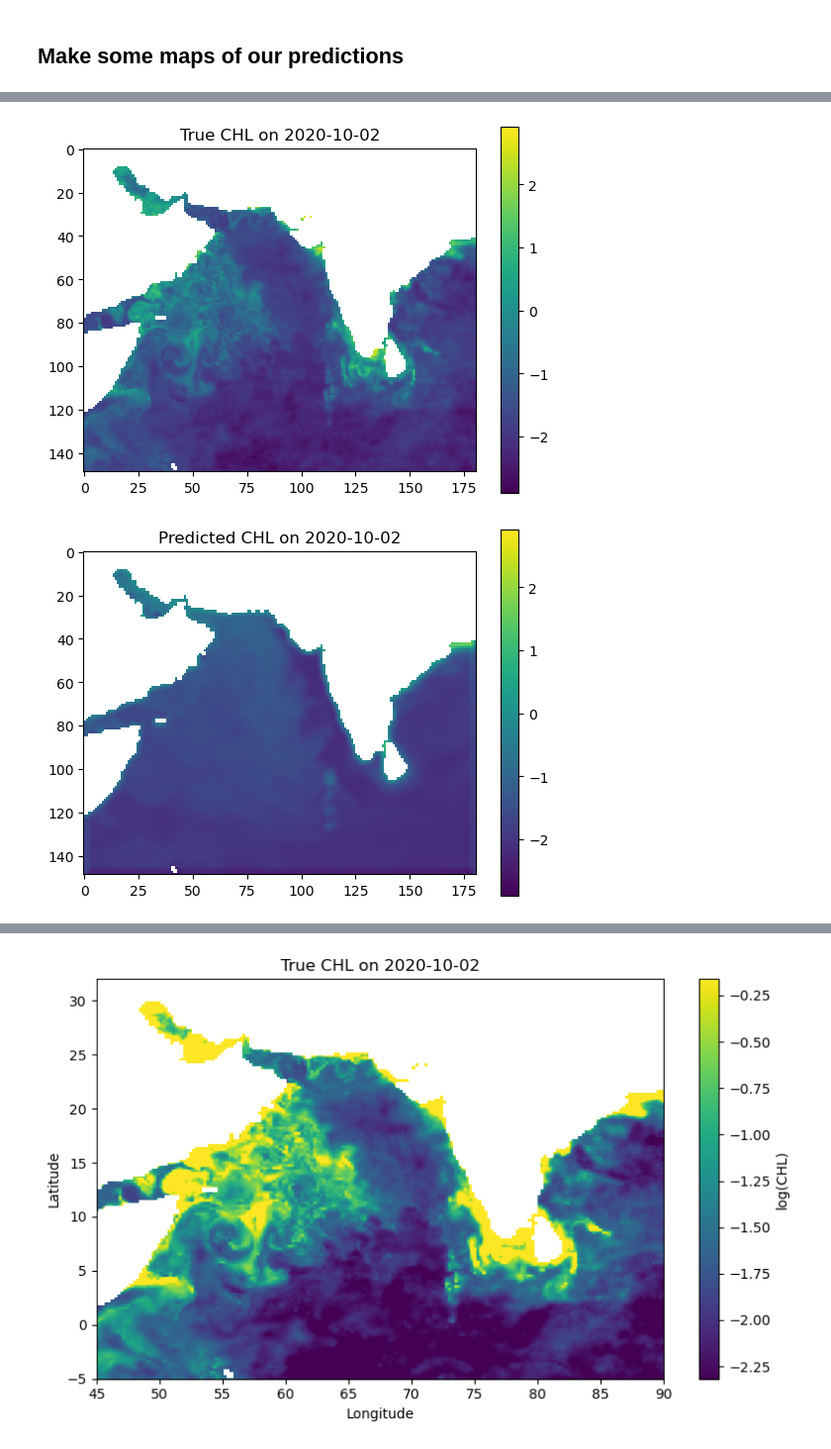
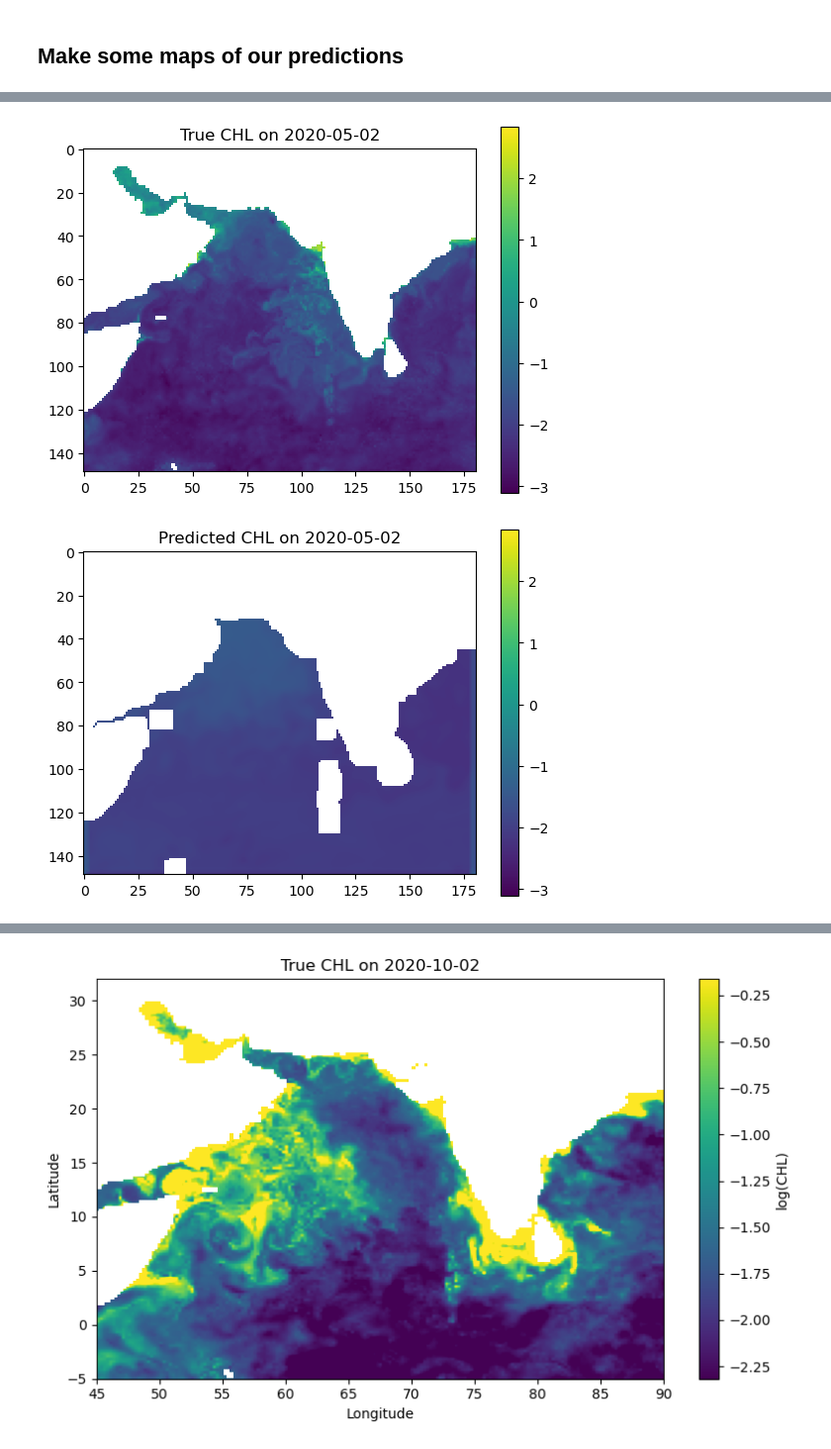
Before and after one commit to ocean-satellite-tools/mind-the-chl-gap, a Jupyter notebook: book/notebooks/CHL_prediction_CNN_Part_1.ipynb, the cells around one changed output, grey strips where cells are left out. Shown at 99% size. Saved outputs shown, nothing was run; the diff lists cells and outputs as text; code cells hidden in the pictures.

```diff
--- a/book/notebooks/CHL_prediction_CNN_Part_1.ipynb
+++ b/book/notebooks/CHL_prediction_CNN_Part_1.ipynb
@@ -257,12 +124,0 @@ TensorFlow does not allow NaNs in our predictors so we need to figure out how ma
-# %%
-# Check how many NaNs that we have
-
-# Broadcast to 3D: (time, lat, lon) since it is 2D now
-mask_3d = data_xr["ocean_mask"].broadcast_like(data_xr["sst"])
-
-# Count NaNs over ocean only
-for var in ["sst", "so", "y"]:
-    var_data = data_xr[var]
-    ocean_nan = np.isnan(var_data) & mask_3d
-    max_nan = ocean_nan.sum(dim=["lat", "lon"]).max().compute()
-    print(f"{var}: max ocean NaNs per time step = {int(max_nan)}")
@@ -384,0 +189,4 @@ X_train, y_train, X_val, y_val, X_test, y_test = time_series_split(model_data, s
+# %%
+pred_var = ['sst', 'so']
+split_ratio = [.7, .2, .1]
+X, y, X_train, y_train, X_val, y_val, X_test, y_test = time_series_split(dataset, pred_var, split_ratio)
@@ -385,3 +205,8 @@ X_train, y_train, X_val, y_val, X_test, y_test = time_series_split(model_data, s
+# %%
+X = np.load("X.npy")
+y = np.load("y.npy")
+X_train = np.load("X_train.npy")
+y_train = np.load("y_train.npy")
 # %% [markdown]
 ## Create the CNN model
 # %%
@@ -533,18 +358,31 @@ Test MAE: 0.19065508246421814
 # %% [markdown]
 ## Make some maps of our predictions
 # %%
-date_to_predict = '2020-10-02'
-date_index = (np.datetime64(date_to_predict) - np.datetime64('2020-01-01')).item().days
+model_data = da.stack([dataset[var].data for var in pred_var + ["y"]])
+# Move to shape (n_vars, time, lat, lon)
+model_data = da.moveaxis(model_data, -1, 1)
+
+# Convert the date string to datetime64
+date_to_predict = np.datetime64('2020-05-02')
+# Ensure dataset.time is sorted and in datetime64 format
+available_times = dataset['time'].values
+# Find index of the date, or raise if not found
+date_index = np.where(available_times == date_to_predict)[0][0]
+
 input = np.moveaxis(model_data[:-1], 0, -1)[date_index]
 input = np.array(input)
 predicted_output = model.predict(input[np.newaxis, ...])[0]
 predicted_output = predicted_output[:,:,0]
 
+true_output = dataset['y'].sel(time=date_to_predict)
+
 # set land to NaN
-land_mask = ~zarr_CHL["ocean_mask"].values
+land_mask = ~dataset["ocean_mask"].values
+# For predicted_output (NumPy array), still use NumPy indexing
 predicted_output[land_mask] = np.nan
 
-true_output = np.log(zarr_CHL['CHL'].sel(time=date_to_predict))
+# For true_output (xarray), use .where() to mask land
+true_output = true_output.where(dataset["ocean_mask"]).values
 
 vmax = np.nanmax((true_output, predicted_output))
 vmin = np.nanmin((true_output, predicted_output))
@@ -563,2 +401,2 @@ plt.show()
-[figure, old version]
+[figure, new version]
-[figure, old version]
+[figure, new version]
```
Also changed, not shown: parts of 36 cells of this notebook, 2 other files.
